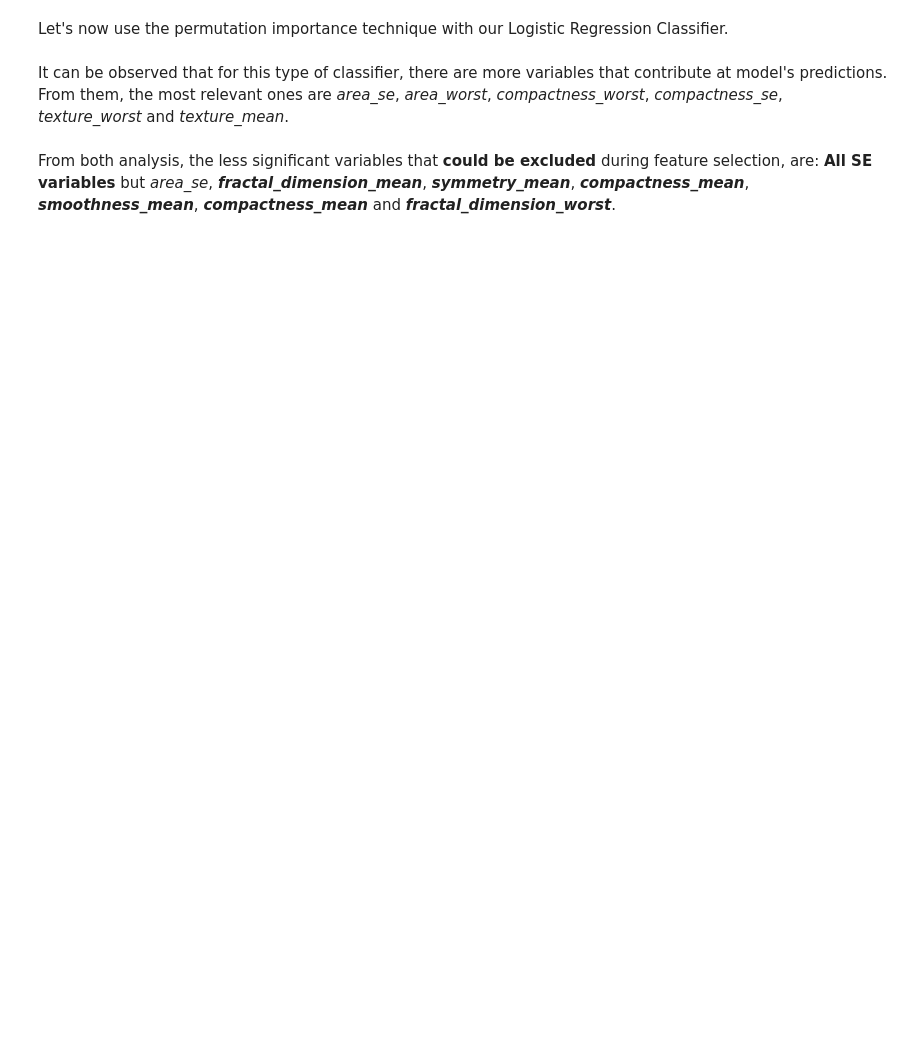
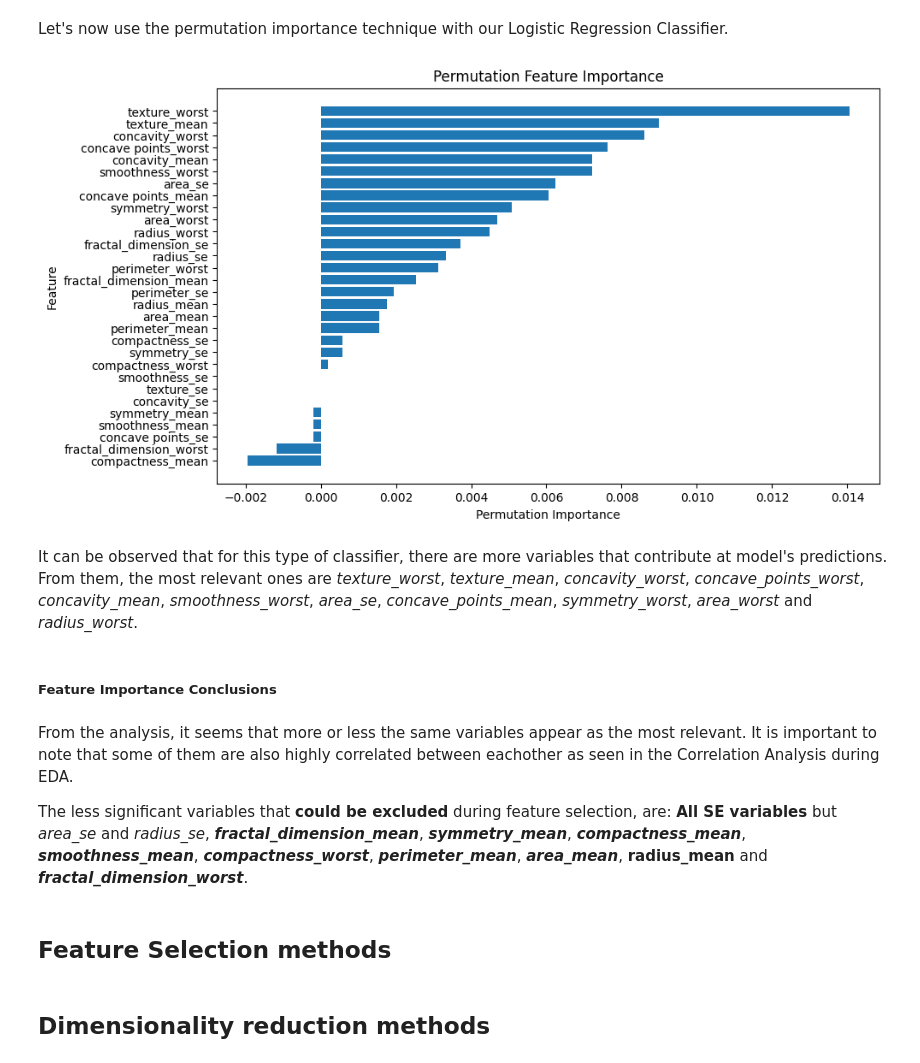
Before and after one commit to mcollpol/BreastCancerPrediction, a Jupyter notebook: research/notebooks/03-feature-selection.ipynb, the cells around one changed output. Saved outputs shown, nothing was run; the diff lists cells and outputs as text; code cells hidden in the pictures; blank space fills up the shorter version.

```diff
--- a/research/notebooks/03-feature-selection.ipynb
+++ b/research/notebooks/03-feature-selection.ipynb
@@ -84,23 +181,36 @@ The variables with higher coefficients are *texture_worst*, *area_worst*, *area_
 # %% [markdown]
 Let's now use the permutation importance technique with our Logistic Regression Classifier.
 # %%
+X = X_train.copy()
+y = y_train.copy()
+
 perm_importance = permutation_importance(logreg_model,
                                          X,
                                          y,
                                          n_repeats=10,
                                          random_state=42)
 
 feature_names = X.columns
 sorted_idx = perm_importance.importances_mean.argsort()
 
 plt.figure(figsize=(10, 6))
 plt.barh(feature_names[sorted_idx],
          perm_importance.importances_mean[sorted_idx])
 plt.xlabel('Permutation Importance')
 plt.ylabel('Feature')
 plt.title('Permutation Feature Importance')
 plt.show()
+# %% [output]
+[figure, added]
 # %% [markdown]
-It can be observed that for this type of classifier, there are more variables that contribute at model's predictions. From them, the most relevant ones are *area_se*, *area_worst*, *compactness_worst*, *compactness_se*, *texture_worst* and *texture_mean*.
+It can be observed that for this type of classifier, there are more variables that contribute at model's predictions. From them, the most relevant ones are *texture_worst*, *texture_mean*, *concavity_worst*, *concave_points_worst*, *concavity_mean*, *smoothness_worst*, *area_se*, *concave_points_mean*, *symmetry_worst*, *area_worst* and *radius_worst*.
+# %% [markdown]
+##### Feature Importance Conclusions
 # %% [markdown]
-From both analysis, the less significant variables that **could be excluded** during feature selection, are: **All SE variables** but *area_se*, ***fractal_dimension_mean***, ***symmetry_mean***, ***compactness_mean***, ***smoothness_mean***, ***compactness_mean*** and ***fractal_dimension_worst***.
+From the analysis, it seems that more or less the same variables appear as the most relevant. It is important to note that some of them are also highly correlated between eachother as seen in the Correlation Analysis during EDA.
+
+The less significant variables that **could be excluded** during feature selection, are: **All SE variables** but *area_se* and *radius_se*, ***fractal_dimension_mean***, ***symmetry_mean***, ***compactness_mean***, ***smoothness_mean***, ***compactness_worst***, ***perimeter_mean***, ***area_mean***, **radius_mean** and ***fractal_dimension_worst***.
+# %% [markdown]
+## Feature Selection methods
+# %% [markdown]
+## Dimensionality reduction methods
```
Also changed, not shown: parts of 25 cells of this notebook, 1 other file.
